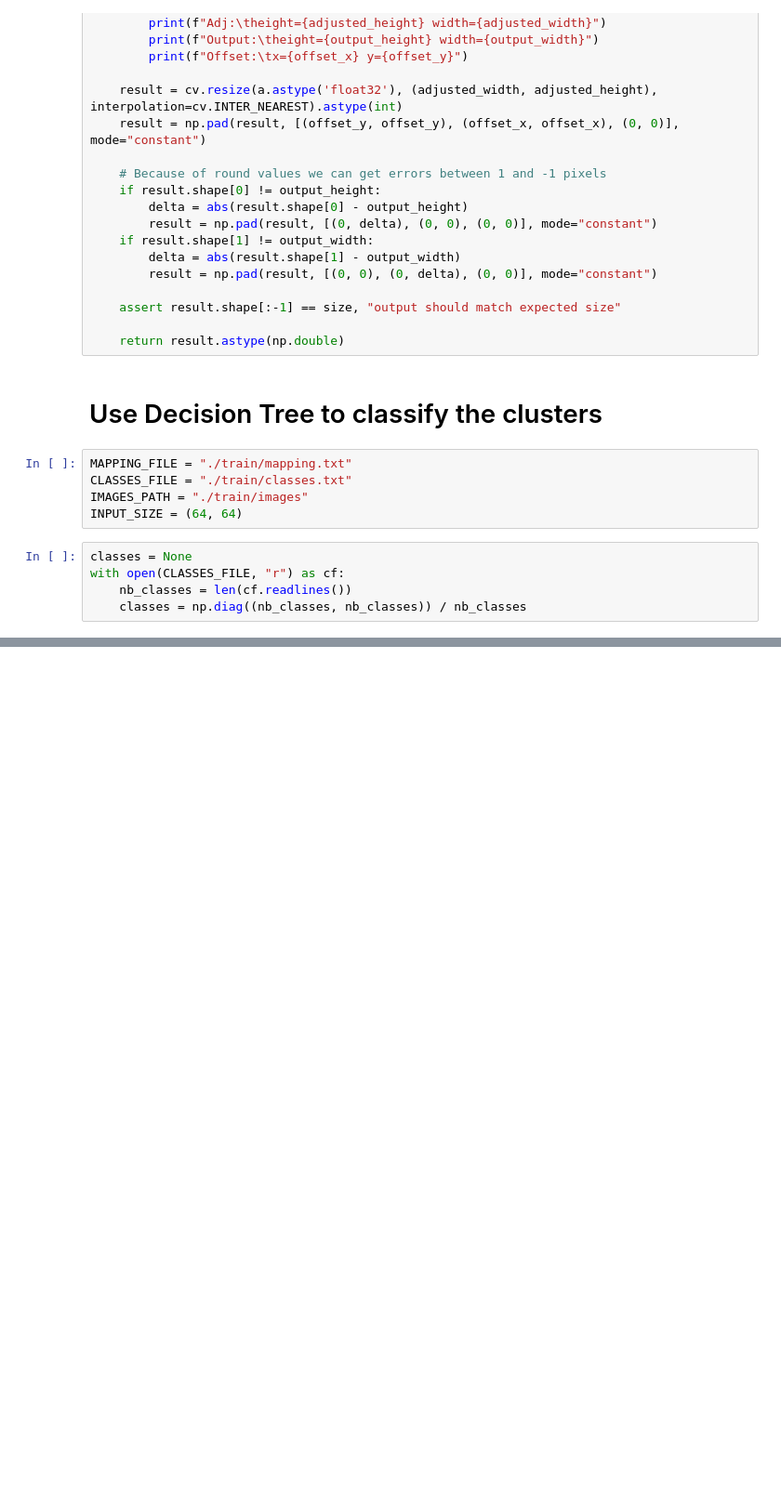
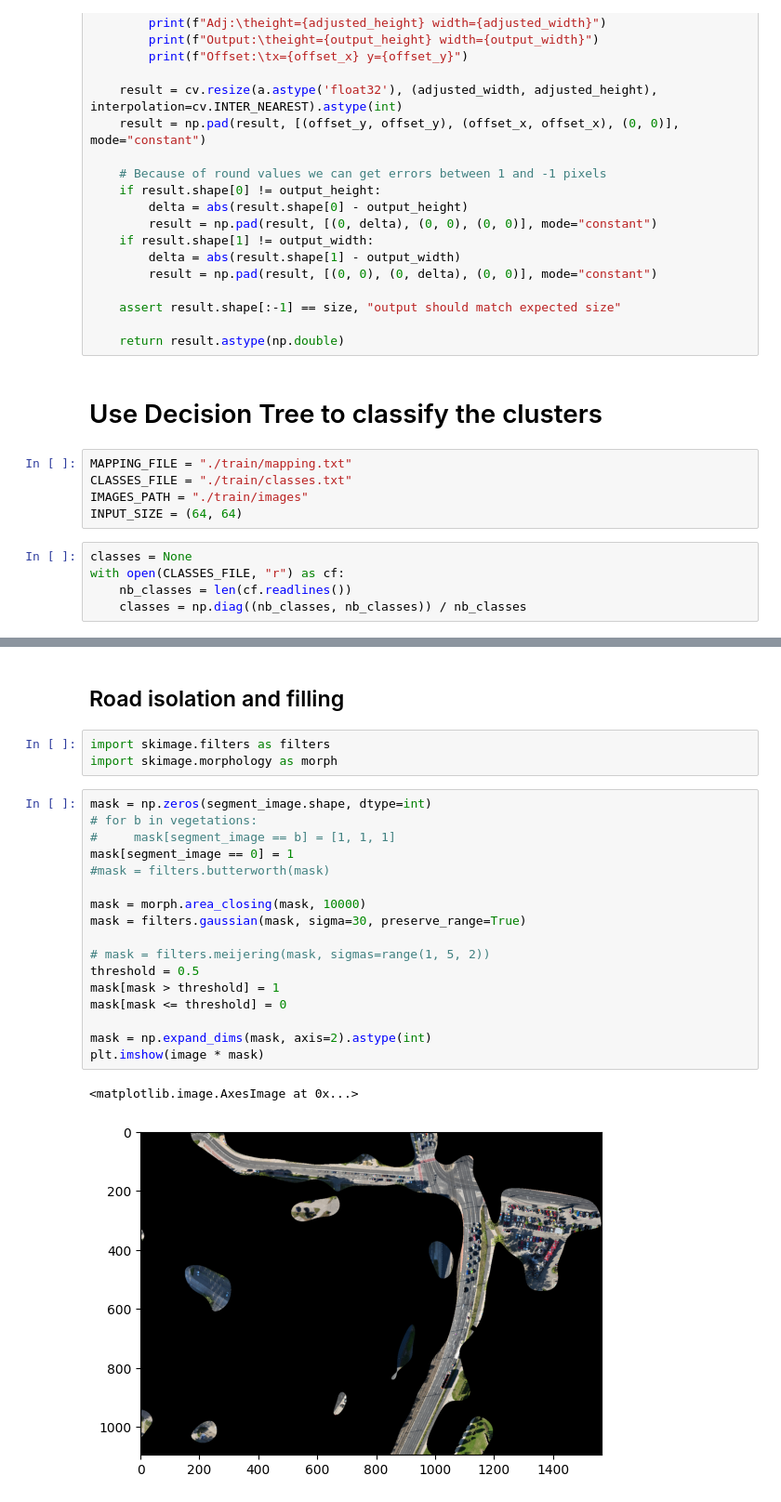
Before and after one commit to LRMPUT/internship_enssat_put, a Jupyter notebook: SegmentAnything/segment.ipynb, the cells around one changed output, grey strips where cells are left out. Shown at 93% size. Cells and saved outputs as stored; diff of their text form; blank space fills up the shorter version.

Commit message:
Add road isolation and filling

```diff
--- a/SegmentAnything/segment.ipynb
+++ b/SegmentAnything/segment.ipynb
@@ -184,0 +197,25 @@ plt.imshow(image * mask)
+# %% [markdown]
+## Road isolation and filling
+# %%
+import skimage.filters as filters
+import skimage.morphology as morph
+# %%
+mask = np.zeros(segment_image.shape, dtype=int)
+# for b in vegetations:
+#     mask[segment_image == b] = [1, 1, 1]
+mask[segment_image == 0] = 1
+#mask = filters.butterworth(mask)
+
+mask = morph.area_closing(mask, 10000)
+mask = filters.gaussian(mask, sigma=30, preserve_range=True)
+
+# mask = filters.meijering(mask, sigmas=range(1, 5, 2))
+threshold = 0.5
+mask[mask > threshold] = 1
+mask[mask <= threshold] = 0
+
+mask = np.expand_dims(mask, axis=2).astype(int)
+plt.imshow(image * mask)
+# %% [output]
+<matplotlib.image.AxesImage at 0x...>
+[figure, added]
```
Also changed, not shown: parts of 12 cells of this notebook.
